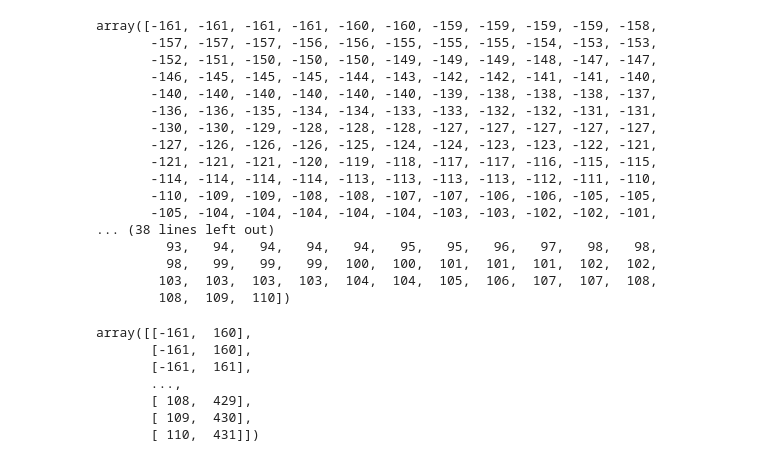
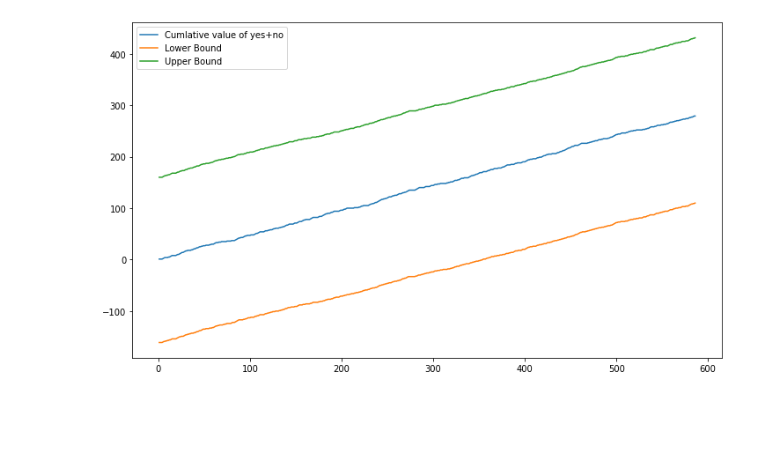
Before and after one commit to daniEL2371/smartAd_abtest, a Jupyter notebook: notebooks/Sequential.ipynb, the cells around one changed output. Drawn from its saved outputs; the diff is of its cells as text; code cells hidden in the pictures; blank space fills up the shorter version.

Commit message:
plotting added for seq ab testing

```diff
--- a/notebooks/Sequential.ipynb
+++ b/notebooks/Sequential.ipynb
@@ -297,6 +297,6 @@ beta = 0.10
 exposed,  control = transform_data(df)
 odd_ratio = 1.01
 
-# conditionalSPRTObj = ConditionalSPRT(exposed, control, odd_ratio, alpha, beta)
+conditionalSPRTObj = ConditionalSPRT(exposed, control, odd_ratio, alpha, beta)
 res = conditionalSPRTObj.run()
 # %%
@@ -307,32 +306,4 @@ print(conditionalSPRTObj.resJson(res))
-# %%
-lower = limits[:, 0]
-upper = limits[:,1]
-lower
-# %% [output]
-array([-161, -161, -161, -161, -160, -160, -159, -159, -159, -159, -158,
-       -157, -157, -157, -156, -156, -155, -155, -155, -154, -153, -153,
-       -152, -151, -150, -150, -150, -149, -149, -149, -148, -147, -147,
-       -146, -145, -145, -145, -144, -143, -142, -142, -141, -141, -140,
-       -140, -140, -140, -140, -140, -140, -139, -138, -138, -138, -137,
-       -136, -136, -135, -134, -134, -133, -133, -132, -132, -131, -131,
-       -130, -130, -129, -128, -128, -128, -127, -127, -127, -127, -127,
-       -127, -126, -126, -126, -125, -124, -124, -123, -123, -122, -121,
-       -121, -121, -121, -120, -119, -118, -117, -117, -116, -115, -115,
-       -114, -114, -114, -114, -113, -113, -113, -113, -112, -111, -110,
-       -110, -109, -109, -108, -108, -107, -107, -106, -106, -105, -105,
-       -105, -104, -104, -104, -104, -104, -103, -103, -102, -102, -101,
-... (38 lines left out)
-         93,   94,   94,   94,   94,   95,   95,   96,   97,   98,   98,
-         98,   99,   99,   99,  100,  100,  101,  101,  101,  102,  102,
-        103,  103,  103,  103,  104,  104,  105,  106,  107,  107,  108,
-        108,  109,  110])
-# %%
-limits
-# %% [output]
-array([[-161,  160],
-       [-161,  160],
-       [-161,  161],
-       ...,
-       [ 108,  429],
-       [ 109,  430],
-       [ 110,  431]])
+# %%
+conditionalSPRTObj.plotExperiment(res)
+# %% [output]
+[figure, added]
```
Also changed, not shown: parts of 1 cell of this notebook.
